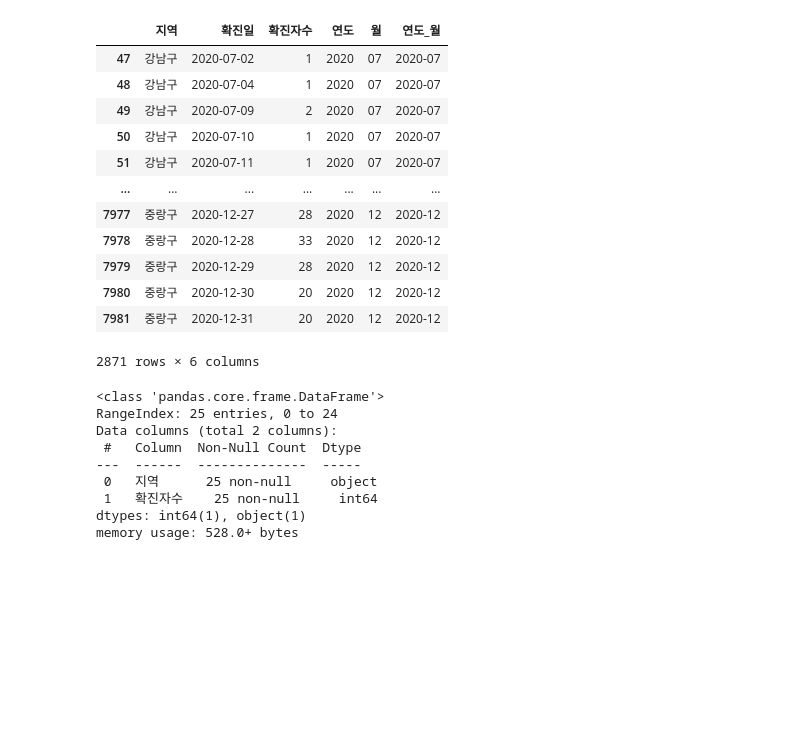
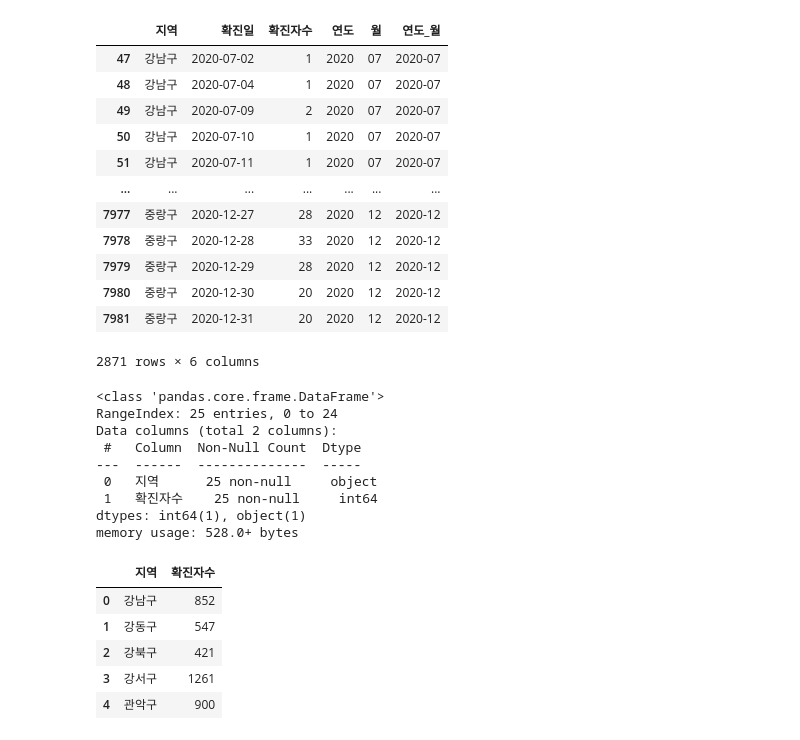
Before and after one commit to cabbi120101/TIL, a Jupyter notebook: 공모전공부/시각화프로젝트/코로나(구별지도로시각화).ipynb, the cells around one changed output. Cells and saved outputs as stored; diff of their text form; code cells hidden in the pictures; blank space fills up the shorter version.

```diff
--- a/공모전공부/시각화프로젝트/코로나(구별지도로시각화).ipynb
+++ b/공모전공부/시각화프로젝트/코로나(구별지도로시각화).ipynb
@@ -127,6 +127,14 @@ memory usage: 528.0+ bytes
 # %%
 df_2020_fw_sum = df_2020_fw[['지역','확진자수']].groupby('지역').sum()
 df_2020_fw_sum = df_2020_fw_sum.reset_index()
+df_2020_fw_sum.head()
+# %% [output]
+|  | 지역 | 확진자수 |
+| 0 | 강남구 | 852 |
+| 1 | 강동구 | 547 |
+| 2 | 강북구 | 421 |
+| 3 | 강서구 | 1261 |
+| 4 | 관악구 | 900 |
 # %%
 df_2021_sum = df_2021[['지역','확진자수']].groupby('지역').sum()
 df_2021_sum = df_2021_sum.reset_index()
```
Also changed, not shown: parts of 5 cells of this notebook.
